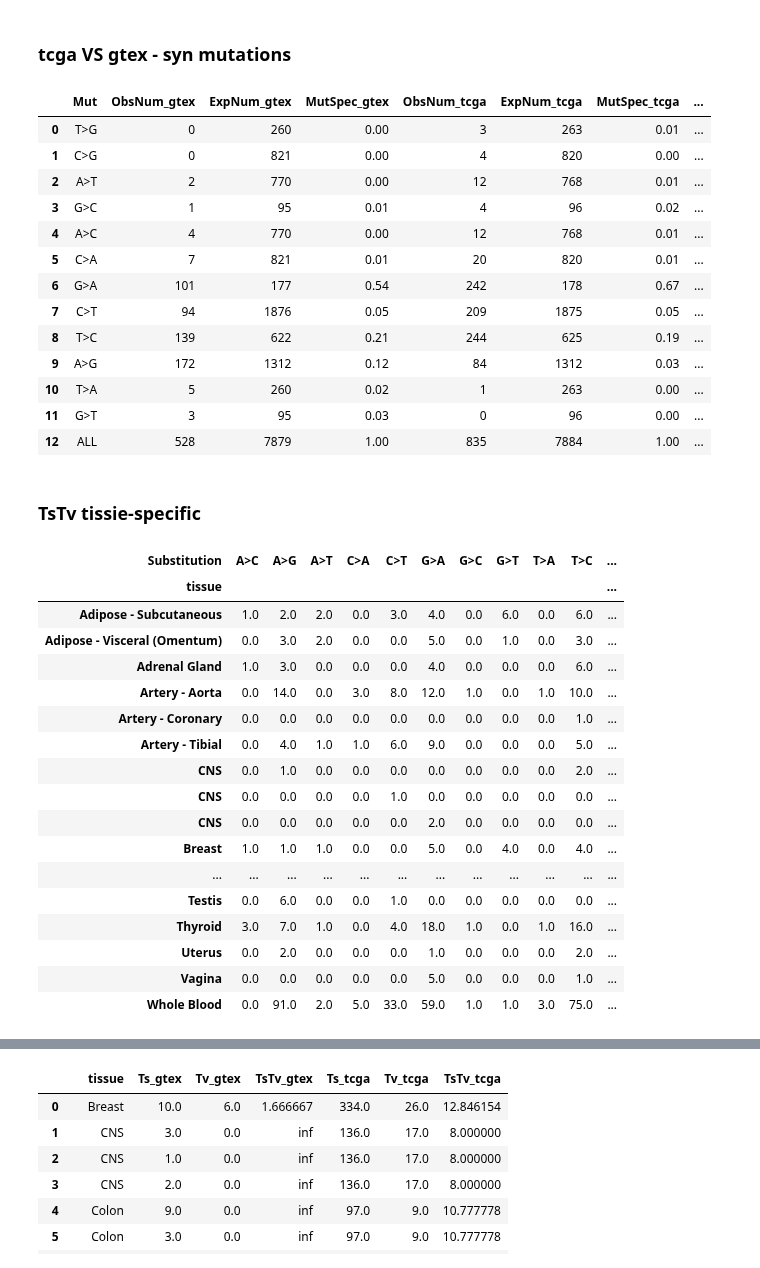
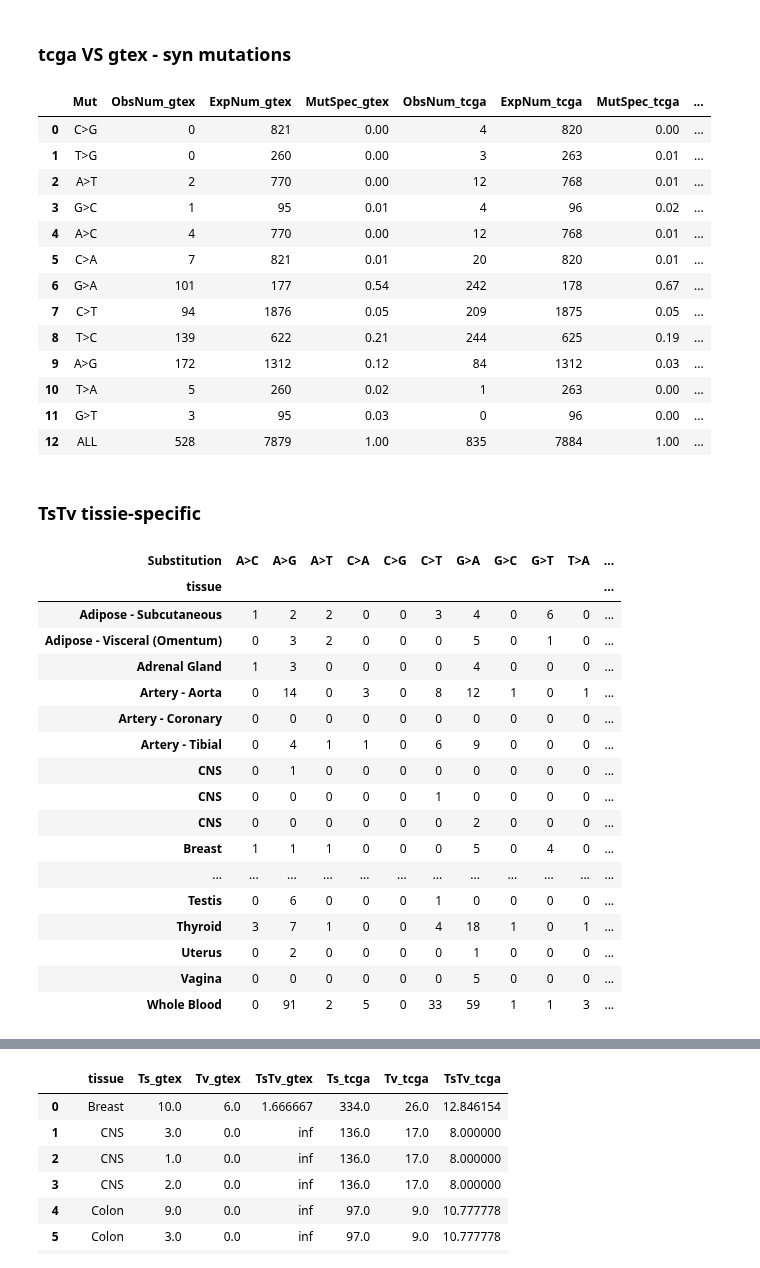
Before and after one commit to mitoclub/mtdnaMutSpecOfCancers, a Jupyter notebook: notebooks/stem_workers.ipynb, the cells around one changed output, grey strips where cells are left out. Saved outputs shown, nothing was run; the diff lists cells and outputs as text; code cells hidden in the pictures.

```diff
--- a/notebooks/stem_workers.ipynb
+++ b/notebooks/stem_workers.ipynb
@@ -228,12 +247,12 @@ _summa = compare_syn.sum(axis=0).head(9)
 _summa["Mut"] = "ALL"
 compare_syn.append(_summa, ignore_index=True).round(2).sort_values("ObsNum_percent_quotient").reset_index(drop=True)
 x = compare_syn.append(_summa, ignore_index=True).round(2).sort_values("ObsNum_percent_quotient").reset_index(drop=True)
-x.to_csv("../data/processed/tcga_versus_gtex_syn_mutations.csv", index=False)
+x.to_csv("../data/stem_and_workers/tcga_versus_gtex_syn_mutations.csv", index=False)
 x
 # %% [output]
 |  | Mut | ObsNum_gtex | ExpNum_gtex | MutSpec_gtex | ObsNum_tcga | ExpNum_tcga | MutSpec_tcga | ... |
-| 0 | T>G | 0 | 260 | 0.00 | 3 | 263 | 0.01 | ... |
-| 1 | C>G | 0 | 821 | 0.00 | 4 | 820 | 0.00 | ... |
+| 0 | C>G | 0 | 821 | 0.00 | 4 | 820 | 0.00 | ... |
+| 1 | T>G | 0 | 260 | 0.00 | 3 | 263 | 0.01 | ... |
 | 2 | A>T | 2 | 770 | 0.00 | 12 | 768 | 0.01 | ... |
 | 3 | G>C | 1 | 95 | 0.01 | 4 | 96 | 0.02 | ... |
 | 4 | A>C | 4 | 770 | 0.00 | 12 | 768 | 0.01 | ... |
@@ -249,44 +268,47 @@ x
 ### TsTv tissie-specific
 # %%
 gtex_tissue2sbs = gtex_filtered[gtex_filtered.Label >= 0].groupby(["tissue",]).Substitution.value_counts().unstack().fillna(0)
+for sbs12 in set(possible_sbs12).difference(gtex_tissue2sbs.columns):
+    gtex_tissue2sbs[sbs12] = 0
+gtex_tissue2sbs = gtex_tissue2sbs[possible_sbs12].astype(int)
 gtex_tissue2sbs["Ts"] = gtex_tissue2sbs[transitions].sum(axis=1)
 gtex_tissue2sbs["Tv"] = gtex_tissue2sbs[[x for x in gtex_tissue2sbs.columns if x in transversions]].sum(axis=1)
 gtex_tissue2sbs["TsTv"] = gtex_tissue2sbs.Ts / gtex_tissue2sbs.Tv
 
 tissue_mapper = {
     "Skin - Not Sun Exposed (Suprapubic)": "Skin",
     "Skin - Sun Exposed (Lower leg)": "Skin",
     "Colon - Sigmoid": "Colon",
     "Colon - Transverse": "Colon",
     "Breast - Mammary Tissue": "Breast",
     "Kidney - Cortex": "Kidney",
     "Brain - Hippocampus": "CNS",
     "Brain - Nucleus accumbens (basal ganglia)": "CNS",
     "Brain - Spinal cord (cervical c-1)": "CNS",
     "": "",
     "": "",
 }
 gtex_tissue2sbs.index = gtex_tissue2sbs.index.to_series().replace(tissue_mapper)
-
+gtex_tissue2sbs.round(2).replace(np.inf, np.nan).to_csv("../data/stem_and_workers/gtex_tissue2obs.csv")
 gtex_tissue2sbs.round(2)
 # %% [output]
-| Substitution | A>C | A>G | A>T | C>A | C>T | G>A | G>C | G>T | T>A | T>C | ... |
+| Substitution | A>C | A>G | A>T | C>A | C>G | C>T | G>A | G>C | G>T | T>A | ... |
 | tissue |  |  |  |  |  |  |  |  |  |  | ... |
-| Adipose - Subcutaneous | 1.0 | 2.0 | 2.0 | 0.0 | 3.0 | 4.0 | 0.0 | 6.0 | 0.0 | 6.0 | ... |
-| Adipose - Visceral (Omentum) | 0.0 | 3.0 | 2.0 | 0.0 | 0.0 | 5.0 | 0.0 | 1.0 | 0.0 | 3.0 | ... |
-| Adrenal Gland | 1.0 | 3.0 | 0.0 | 0.0 | 0.0 | 4.0 | 0.0 | 0.0 | 0.0 | 6.0 | ... |
-| Artery - Aorta | 0.0 | 14.0 | 0.0 | 3.0 | 8.0 | 12.0 | 1.0 | 0.0 | 1.0 | 10.0 | ... |
-| Artery - Coronary | 0.0 | 0.0 | 0.0 | 0.0 | 0.0 | 0.0 | 0.0 | 0.0 | 0.0 | 1.0 | ... |
-| Artery - Tibial | 0.0 | 4.0 | 1.0 | 1.0 | 6.0 | 9.0 | 0.0 | 0.0 | 0.0 | 5.0 | ... |
-| CNS | 0.0 | 1.0 | 0.0 | 0.0 | 0.0 | 0.0 | 0.0 | 0.0 | 0.0 | 2.0 | ... |
-| CNS | 0.0 | 0.0 | 0.0 | 0.0 | 1.0 | 0.0 | 0.0 | 0.0 | 0.0 | 0.0 | ... |
-| CNS | 0.0 | 0.0 | 0.0 | 0.0 | 0.0 | 2.0 | 0.0 | 0.0 | 0.0 | 0.0 | ... |
-| Breast | 1.0 | 1.0 | 1.0 | 0.0 | 0.0 | 5.0 | 0.0 | 4.0 | 0.0 | 4.0 | ... |
+| Adipose - Subcutaneous | 1 | 2 | 2 | 0 | 0 | 3 | 4 | 0 | 6 | 0 | ... |
+| Adipose - Visceral (Omentum) | 0 | 3 | 2 | 0 | 0 | 0 | 5 | 0 | 1 | 0 | ... |
+| Adrenal Gland | 1 | 3 | 0 | 0 | 0 | 0 | 4 | 0 | 0 | 0 | ... |
+| Artery - Aorta | 0 | 14 | 0 | 3 | 0 | 8 | 12 | 1 | 0 | 1 | ... |
+| Artery - Coronary | 0 | 0 | 0 | 0 | 0 | 0 | 0 | 0 | 0 | 0 | ... |
+| Artery - Tibial | 0 | 4 | 1 | 1 | 0 | 6 | 9 | 0 | 0 | 0 | ... |
+| CNS | 0 | 1 | 0 | 0 | 0 | 0 | 0 | 0 | 0 | 0 | ... |
+| CNS | 0 | 0 | 0 | 0 | 0 | 1 | 0 | 0 | 0 | 0 | ... |
+| CNS | 0 | 0 | 0 | 0 | 0 | 0 | 2 | 0 | 0 | 0 | ... |
+| Breast | 1 | 1 | 1 | 0 | 0 | 0 | 5 | 0 | 4 | 0 | ... |
 | ... | ... | ... | ... | ... | ... | ... | ... | ... | ... | ... | ... |
-| Testis | 0.0 | 6.0 | 0.0 | 0.0 | 1.0 | 0.0 | 0.0 | 0.0 | 0.0 | 0.0 | ... |
-| Thyroid | 3.0 | 7.0 | 1.0 | 0.0 | 4.0 | 18.0 | 1.0 | 0.0 | 1.0 | 16.0 | ... |
-| Uterus | 0.0 | 2.0 | 0.0 | 0.0 | 0.0 | 1.0 | 0.0 | 0.0 | 0.0 | 2.0 | ... |
-| Vagina | 0.0 | 0.0 | 0.0 | 0.0 | 0.0 | 5.0 | 0.0 | 0.0 | 0.0 | 1.0 | ... |
-| Whole Blood | 0.0 | 91.0 | 2.0 | 5.0 | 33.0 | 59.0 | 1.0 | 1.0 | 3.0 | 75.0 | ... |
+| Testis | 0 | 6 | 0 | 0 | 0 | 1 | 0 | 0 | 0 | 0 | ... |
+| Thyroid | 3 | 7 | 1 | 0 | 0 | 4 | 18 | 1 | 0 | 1 | ... |
+| Uterus | 0 | 2 | 0 | 0 | 0 | 0 | 1 | 0 | 0 | 0 | ... |
+| Vagina | 0 | 0 | 0 | 0 | 0 | 0 | 5 | 0 | 0 | 0 | ... |
+| Whole Blood | 0 | 91 | 2 | 5 | 0 | 33 | 59 | 1 | 1 | 3 | ... |
 # %%
 tcga_tissue2sbs = tcga_filtered[tcga_filtered.Label >= 0].groupby(["tissue",]).Sbs12.value_counts().unstack().fillna(0)
```
Also changed, not shown: parts of 7 cells of this notebook, 5 other files.
